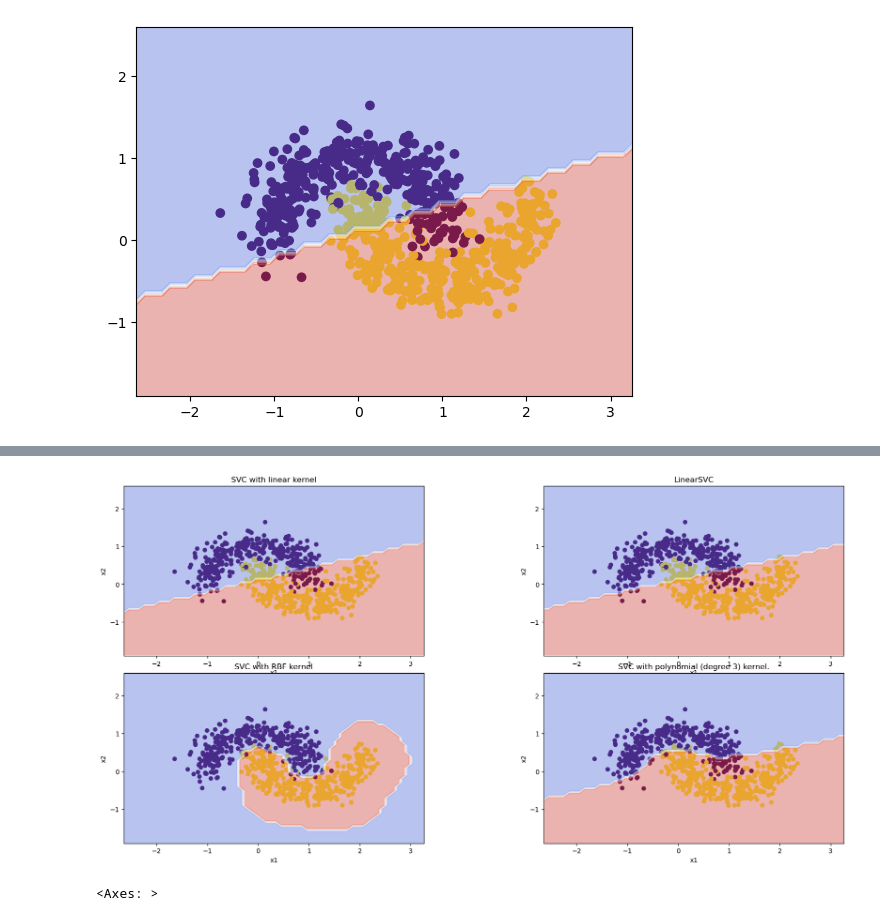
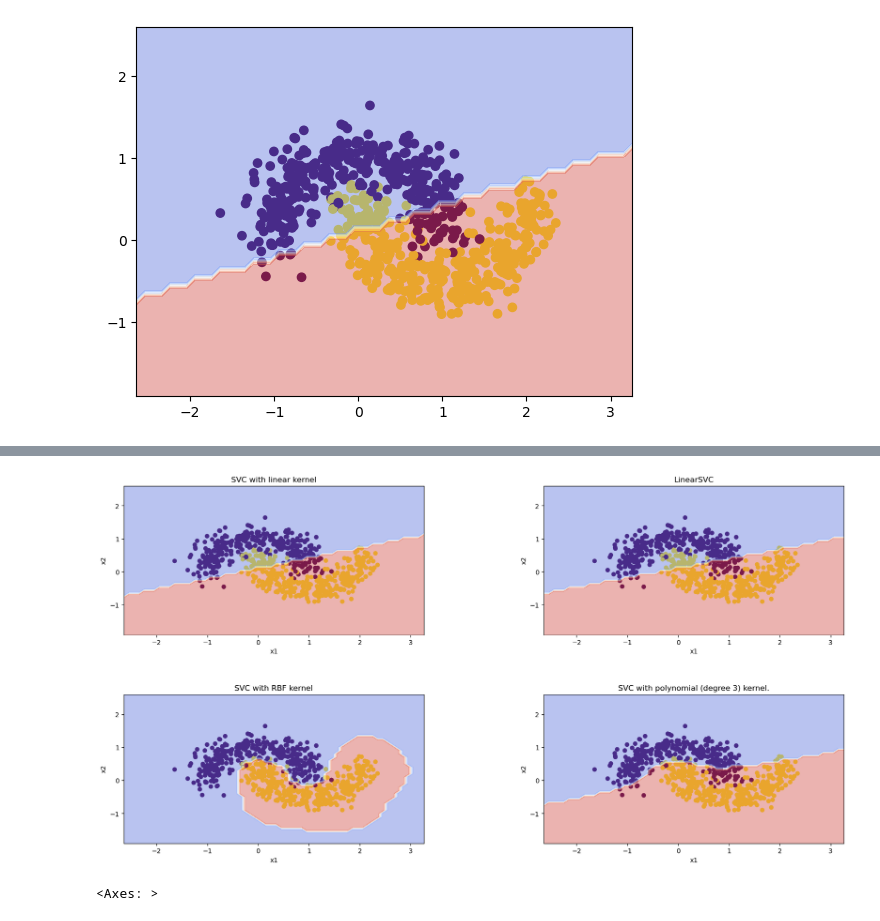
Before and after one commit to adamlewy3/Python-Projects, a Jupyter notebook: SVM Project.ipynb, the cells around one changed output, grey strips where cells are left out. Saved outputs shown, nothing was run; the diff lists cells and outputs as text; code cells hidden in the pictures.

```diff
--- a/SVM Project.ipynb
+++ b/SVM Project.ipynb
@@ -131,29 +136,29 @@ Explain the kernel trick here
 # %%
 rbf_svc = svm.SVC(kernel='rbf', gamma=5, C=1).fit(X1_train, y1_train)
 poly_svc = svm.SVC(kernel='poly', degree=3, C=5).fit(X1_train, y1_train)
 lin_svc = svm.LinearSVC(C=1).fit(X1_train, y1_train)
 
 titles1 = ['SVC with linear kernel', 'LinearSVC', 'SVC with RBF kernel', 'SVC with polynomial (degree 3) kernel.']
 
 xx, yy = np.meshgrid(np.arange(X1_train[:,0].min()-1, X1_train[:,0].max()+1, 0.1), np.arange(X1_train[:,1].min()-1, X1_train[:,1].max()+1, 0.1))
 
 plt.figure(figsize=(20,10))
 for i, clf in enumerate((svm1, lin_svc, rbf_svc, poly_svc)):
     plt.subplot(2, 2, i+1)
-    plt.subplots_adjust(wspace=0.4, hspace=0.1)
+    plt.subplots_adjust(wspace=0.4, hspace=0.4)
     Z = clf.predict(np.c_[xx.ravel(), yy.ravel()])
     Z = Z.reshape(xx.shape)
     plt.scatter(X1_train[:,0], X1_train[:,1],c = y1_train, marker='o')
     plt.contourf(xx,yy,Z, cmap=plt.cm.coolwarm, alpha=0.4)
     plt.xlabel('x1')
     plt.ylabel('x2')
     plt.xlim(xx.min(), xx.max())
     plt.ylim(yy.min(), yy.max())
     plt.title(titles1[i])
 
 plt.show()
 # %% [output]
-[figure, old version]
+[figure, new version]
 # %%
 #Use this section to show how well different kernels do.
 
```
Also changed, not shown: parts of 10 cells of this notebook.
